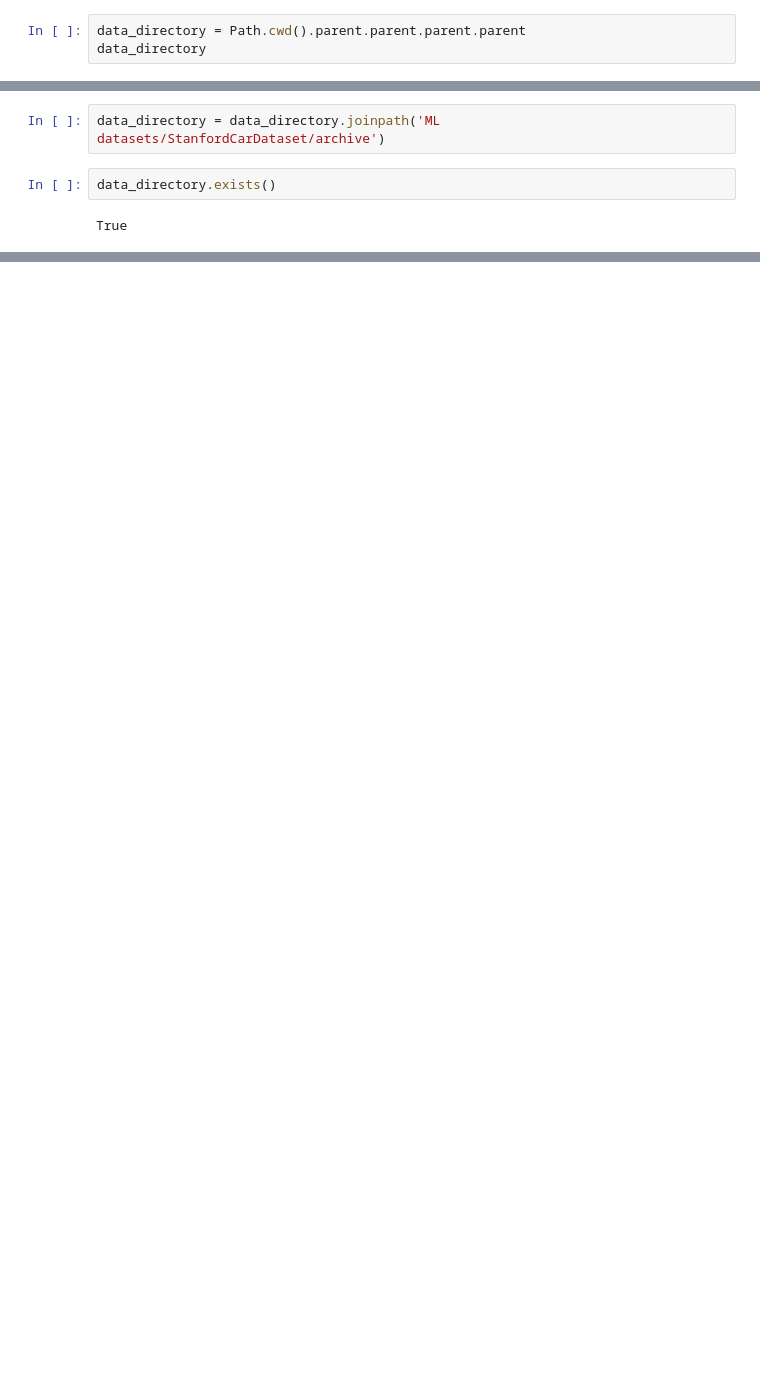
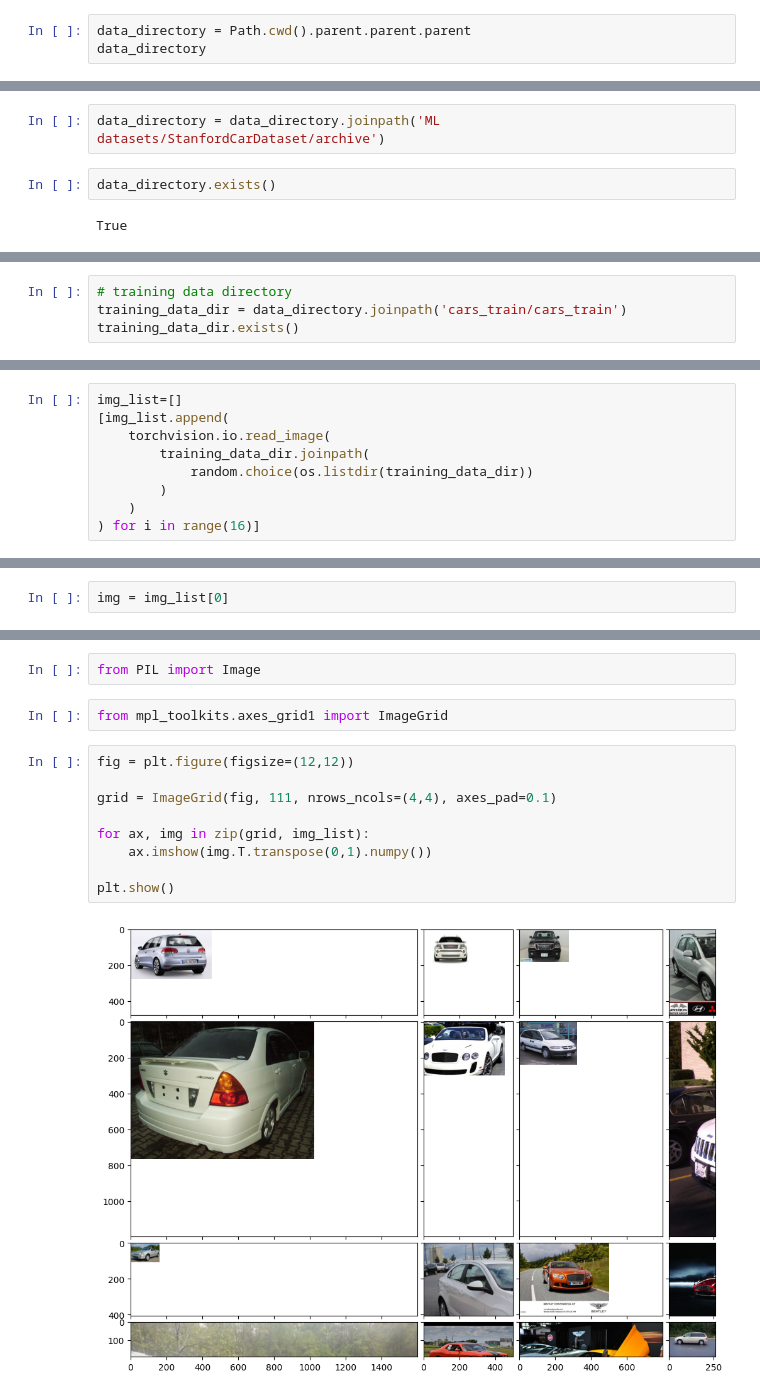
Before and after one commit to sameervk/CarsClassification_PyTorch_Lightning, a Jupyter notebook: notebooks/data_exploration_v0.ipynb, the cells around one changed output, grey strips where cells are left out. Cells and saved outputs as stored; diff of their text form; blank space fills up the shorter version.

Commit message:
data exploration

```diff
--- a/notebooks/data_exploration_v0.ipynb
+++ b/notebooks/data_exploration_v0.ipynb
@@ -11,6 +17,6 @@ Path.cwd()
 # %% [output]
 PosixPath('/media/skesava/D/Training/MachineLearning/Pytorch/CarsClassification_PyTorch_Lightning/notebooks')
 # %%
-data_directory = Path.cwd().parent.parent.parent.parent
+data_directory = Path.cwd().parent.parent.parent
 data_directory
 # %% [output]
@@ -27,0 +34,4 @@ PosixPath('/media/skesava/D/Training/ML datasets/StanfordCarDataset/archive')
+# %%
+# training data directory
+training_data_dir = data_directory.joinpath('cars_train/cars_train')
+training_data_dir.exists()
@@ -29,0 +66,9 @@ PosixPath('/media/skesava/D/Training/ML datasets/StanfordCarDataset/archive')
+# %%
+img_list=[]
+[img_list.append(
+    torchvision.io.read_image(
+        training_data_dir.joinpath(
+            random.choice(os.listdir(training_data_dir))
+        )
+    )
+) for i in range(16)]
@@ -29,0 +112,2 @@ PosixPath('/media/skesava/D/Training/ML datasets/StanfordCarDataset/archive')
+# %%
+img = img_list[0]
@@ -29,0 +134,15 @@ PosixPath('/media/skesava/D/Training/ML datasets/StanfordCarDataset/archive')
+# %%
+from PIL import Image
+# %%
+from mpl_toolkits.axes_grid1 import ImageGrid
+# %%
+fig = plt.figure(figsize=(12,12))
+
+grid = ImageGrid(fig, 111, nrows_ncols=(4,4), axes_pad=0.1)
+
+for ax, img in zip(grid, img_list):
+    ax.imshow(img.T.transpose(0,1).numpy())
+
+plt.show()
+# %% [output]
+[figure, added]
```
Also changed, not shown: parts of 52 cells of this notebook.
